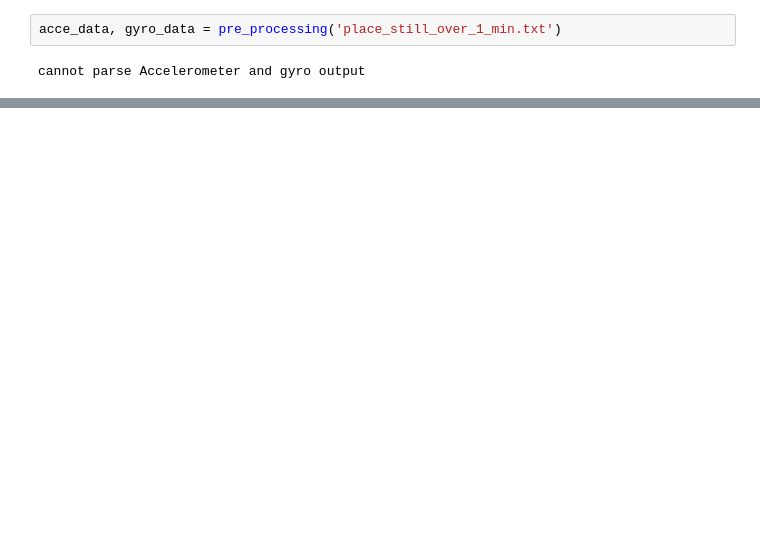
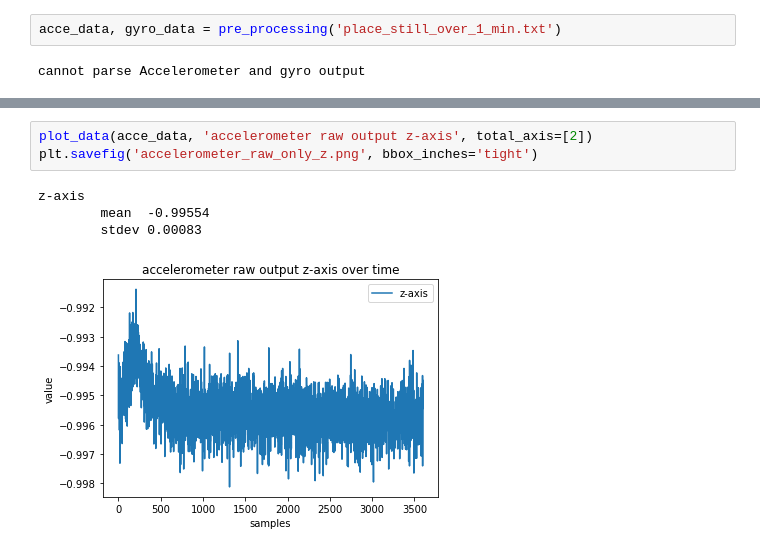
Before and after one commit to liangw6/tilt-master, a Jupyter notebook: post_processing/plot_raw_sensor_data.ipynb, the cells around one changed output, grey strips where cells are left out. Cells and saved outputs as stored; diff of their text form; blank space fills up the shorter version.

```diff
--- a/post_processing/plot_raw_sensor_data.ipynb
+++ b/post_processing/plot_raw_sensor_data.ipynb
@@ -40,0 +81,8 @@ plt.savefig('gyro_raw.png')
+# %%
+plot_data(acce_data, 'accelerometer raw output z-axis', total_axis=[2])
+plt.savefig('accelerometer_raw_only_z.png', bbox_inches='tight')
+# %% [output]
+z-axis
+        mean  -0.99554
+        stdev 0.00083
+[figure, added]
```
Also changed, not shown: parts of 5 cells of this notebook, 7 other files.
